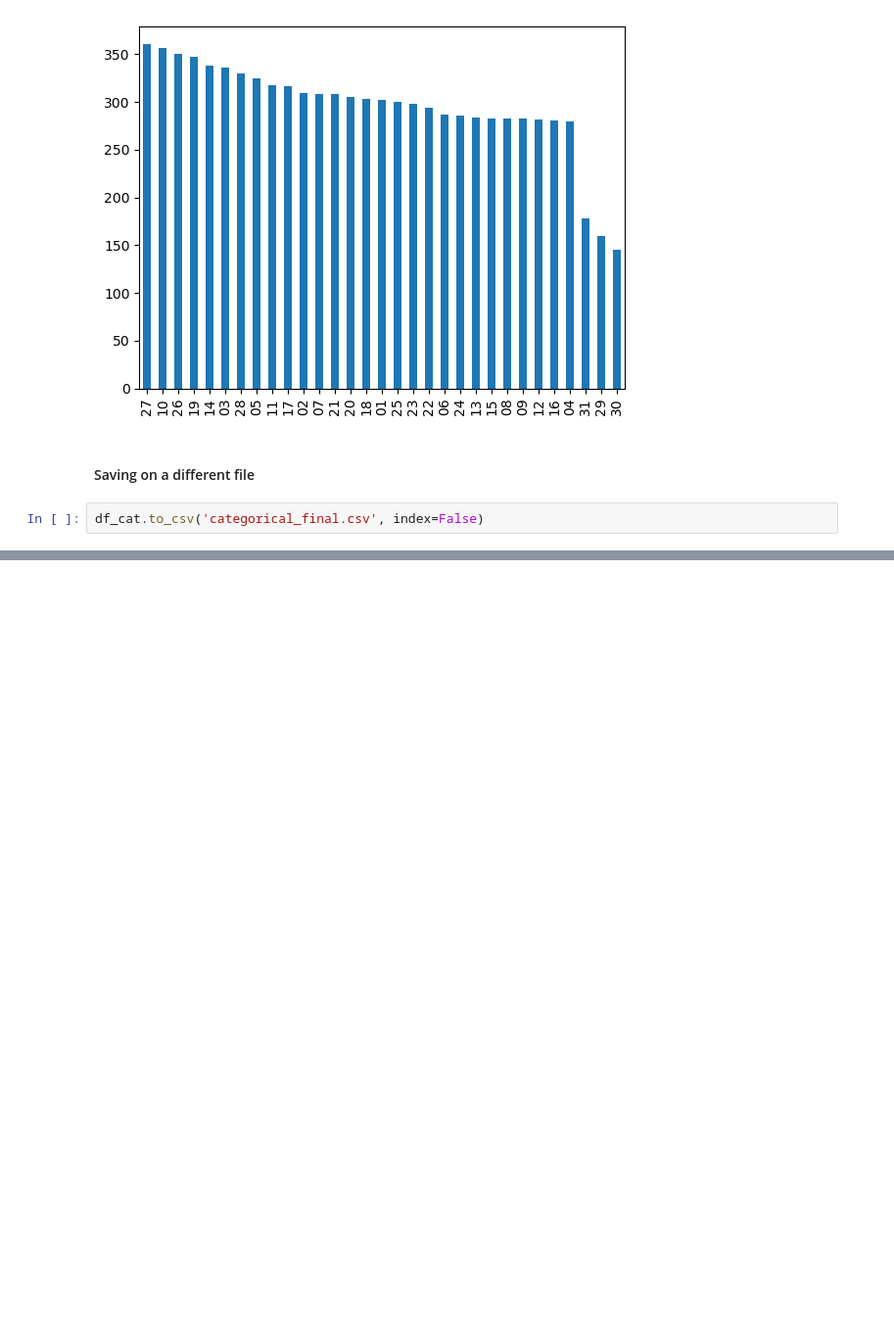
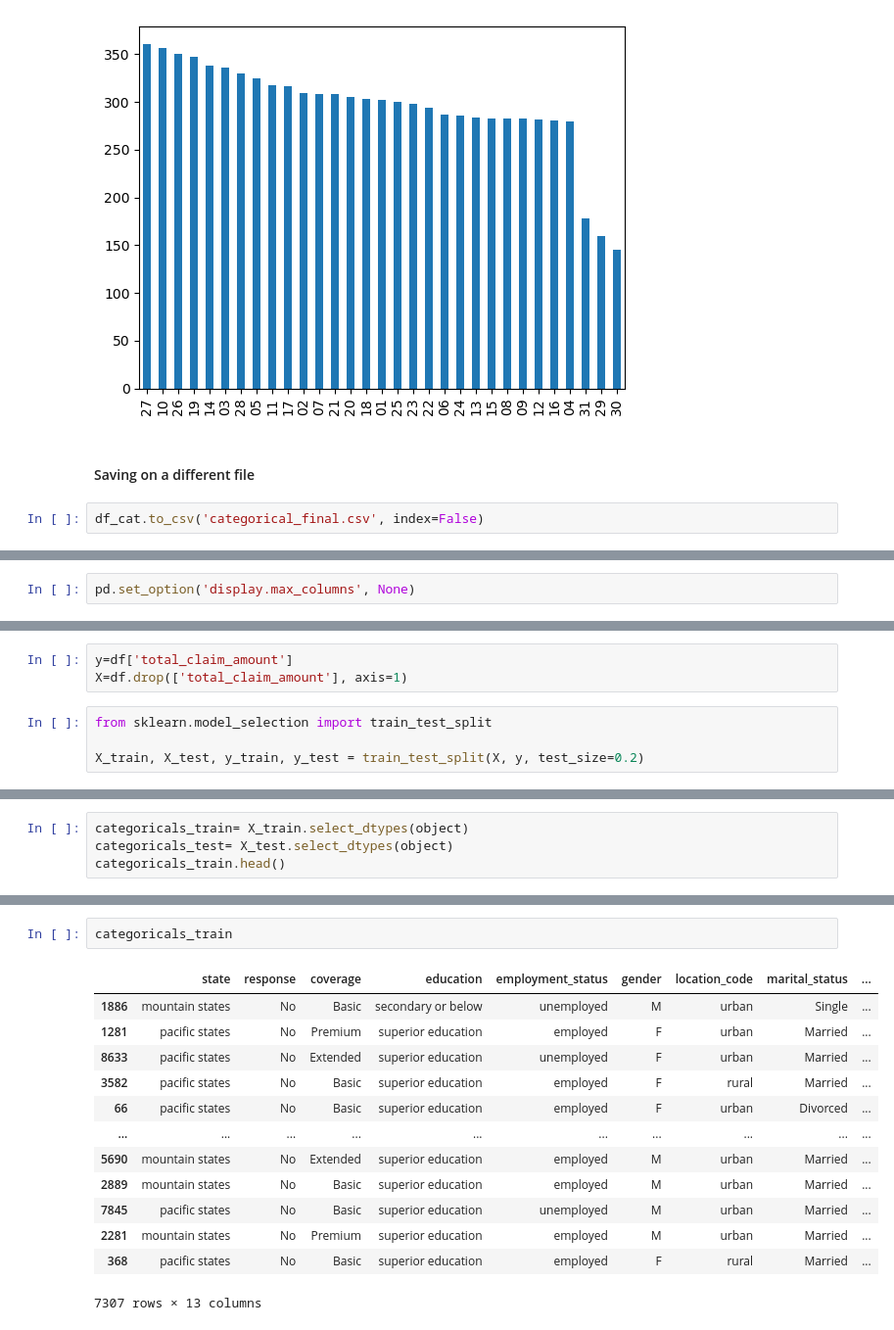
Before and after one commit to lucianosabbatini/lab-cleaning-categorical-data, a Jupyter notebook: Lab 4.04.ipynb, the cells around one changed output, grey strips where cells are left out. Shown: that part at 98% size. Drawn from its saved outputs; the diff is of its cells as text; blank space fills up the shorter version.

```diff
--- a/Lab 4.04.ipynb
+++ b/Lab 4.04.ipynb
@@ -95,0 +115,2 @@ df_cat.to_csv('categorical_final.csv', index=False)
+# %%
+pd.set_option('display.max_columns', None)
@@ -95,0 +135,7 @@ df_cat.to_csv('categorical_final.csv', index=False)
+# %%
+y=df['total_claim_amount']
+X=df.drop(['total_claim_amount'], axis=1)
+# %%
+from sklearn.model_selection import train_test_split
+
+X_train, X_test, y_train, y_test = train_test_split(X, y, test_size=0.2)
@@ -95,0 +159,4 @@ df_cat.to_csv('categorical_final.csv', index=False)
+# %%
+categoricals_train= X_train.select_dtypes(object)
+categoricals_test= X_test.select_dtypes(object)
+categoricals_train.head()
@@ -95,0 +243,16 @@ df_cat.to_csv('categorical_final.csv', index=False)
+# %%
+categoricals_train
+# %% [output]
+|  | state | response | coverage | education | employment_status | gender | location_code | marital_status | ... |
+| 1886 | mountain states | No | Basic | secondary or below | unemployed | M | urban | Single | ... |
+| 1281 | pacific states | No | Premium | superior education | employed | F | urban | Married | ... |
+| 8633 | pacific states | No | Extended | superior education | unemployed | F | urban | Married | ... |
+| 3582 | pacific states | No | Basic | superior education | employed | F | rural | Married | ... |
+| 66 | pacific states | No | Basic | superior education | employed | F | urban | Divorced | ... |
+| ... | ... | ... | ... | ... | ... | ... | ... | ... | ... |
+| 5690 | mountain states | No | Extended | superior education | employed | M | urban | Married | ... |
+| 2889 | mountain states | No | Basic | superior education | employed | M | urban | Married | ... |
+| 7845 | pacific states | No | Basic | superior education | unemployed | M | urban | Married | ... |
+| 2281 | mountain states | No | Premium | superior education | employed | M | urban | Married | ... |
+| 368 | pacific states | No | Basic | superior education | employed | F | rural | Married | ... |
+7307 rows × 13 columns
```
Also changed, not shown: parts of 53 cells of this notebook.
